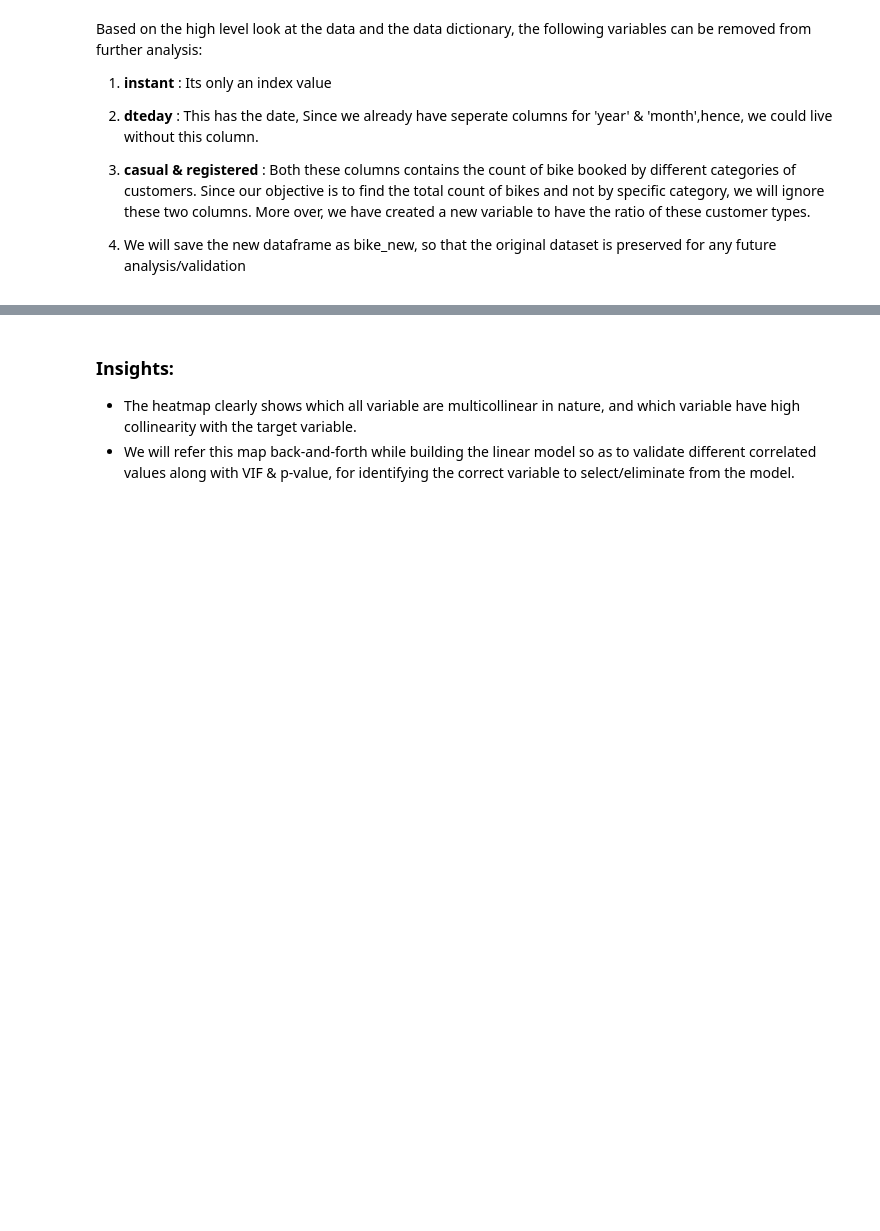
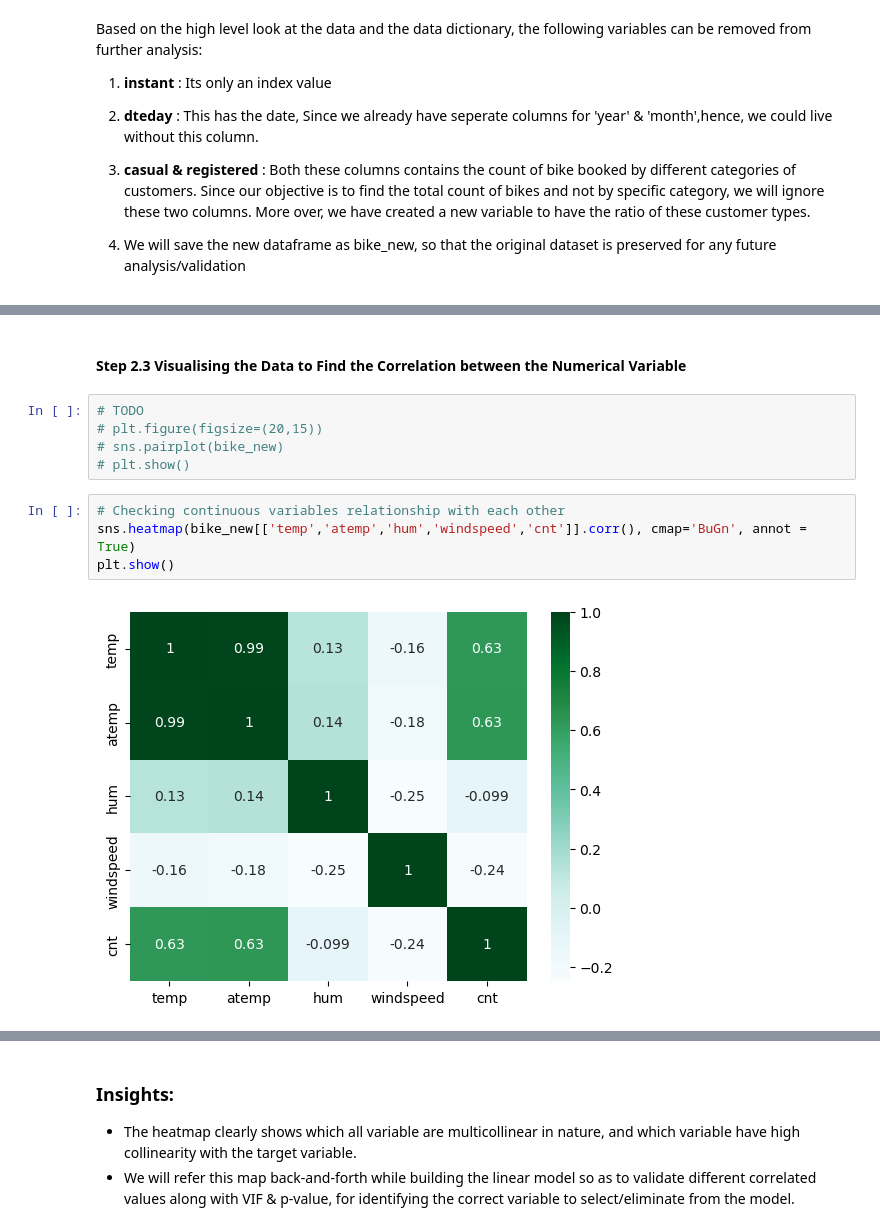
Before and after one commit to guptamadhur/Bike-Sharing-Assignment, a Jupyter notebook: MG Bike Rental Linear Regression Assignment.ipynb, the cells around one changed output, grey strips where cells are left out. Cells and saved outputs as stored; diff of their text form; blank space fills up the shorter version.

```diff
--- a/MG Bike Rental Linear Regression Assignment.ipynb
+++ b/MG Bike Rental Linear Regression Assignment.ipynb
@@ -549,0 +471,13 @@ The inference that We could derive were:
+# %% [markdown]
+#### Step 2.3 Visualising the Data to Find the Correlation between the Numerical Variable
+# %%
+# TODO
+# plt.figure(figsize=(20,15))
+# sns.pairplot(bike_new)
+# plt.show()
+# %%
+# Checking continuous variables relationship with each other
+sns.heatmap(bike_new[['temp','atemp','hum','windspeed','cnt']].corr(), cmap='BuGn', annot = True)
+plt.show()
+# %% [output]
+[figure, added]
```
Also changed, not shown: parts of 275 cells of this notebook, 1 other file.
